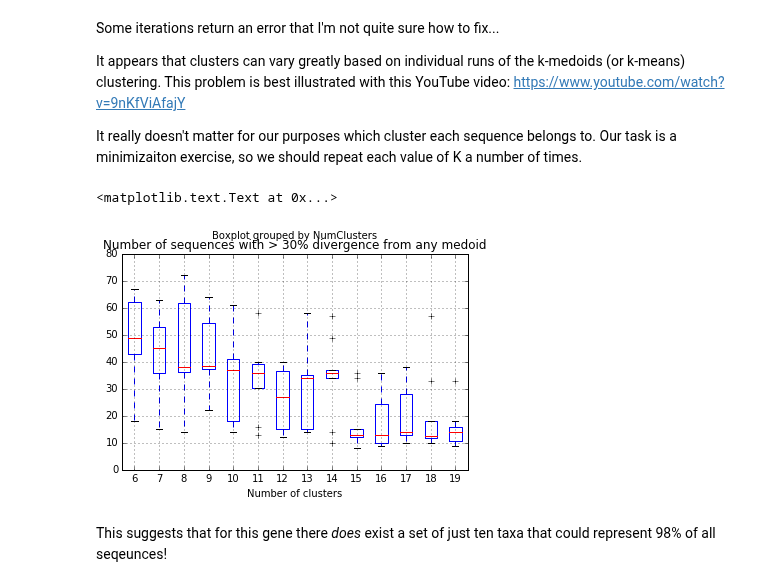
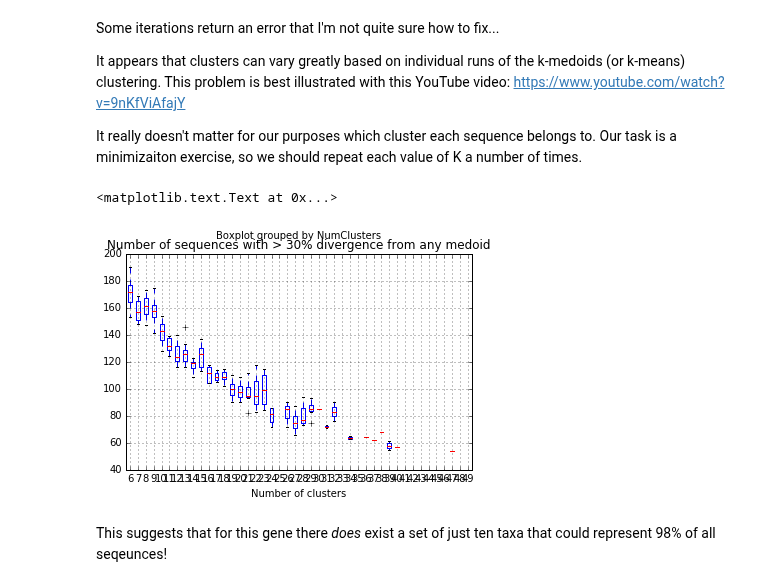
Before and after one commit to mossmatters/MJPythonNotebooks, a Jupyter notebook: SequenceClusters.ipynb, the cells around one changed output. Cells and saved outputs as stored; diff of their text form; code cells hidden in the pictures.

```diff
--- a/SequenceClusters.ipynb
+++ b/SequenceClusters.ipynb
@@ -16,7 +16,7 @@ from skbio.sequence.distance import hamming, kmer_distance
 import pandas as pd
 import matplotlib.pyplot as plt
 
-gene = "6130"
+gene = "7653"
 fasta_filename = "/Users/mjohnson/Desktop/Projects/AngiospermHybSeq/genes/{}/FNA2AA-upp-masked.fasta".format(gene)
 angiosperm_id_fn = "/Users/mjohnson/Desktop/Projects/AngiospermHybSeq/1kp_angio_codes.txt"
 angio_1kp_ids = set([x.rstrip() for x in open(angiosperm_id_fn)])
@@ -412,23 +412,23 @@ It really doesn't matter for our purposes which cluster each sequence belongs to
 # %%
 divergent_seqs_medoids = []
 
-for k in range(6,20):
+for k in range(6,50):
     for i in range(10):
         try:
             medoids,membership = kMedoids(p_dm,k)
             medoid_dist = p_dm_df[p_dm_df.ix[medoids].index].apply(min,1)
             num_over_25 = len(medoid_dist[medoid_dist > 0.30])
             divergent_seqs_medoids.append((k,num_over_25))
         except ValueError:
             divergent_seqs_medoids.append((k,np.nan))
 
 divergent_seqs_medoids_df = pd.DataFrame(divergent_seqs_medoids,columns=["NumClusters","NumDivergent"])
 divergent_seqs_medoids_df.boxplot(by="NumClusters")
 plt.xlabel("Number of clusters")
 plt.title("Number of sequences with > 30% divergence from any medoid")
 # %% [output]
 <matplotlib.text.Text at 0x...>
-[figure, old version]
+[figure, new version]
 # %% [markdown]
 This suggests that for this gene there *does* exist a set of just ten taxa that could represent 98% of all seqeunces!
 # %%
```
Also changed, not shown: parts of 14 cells of this notebook, 2 other files.
